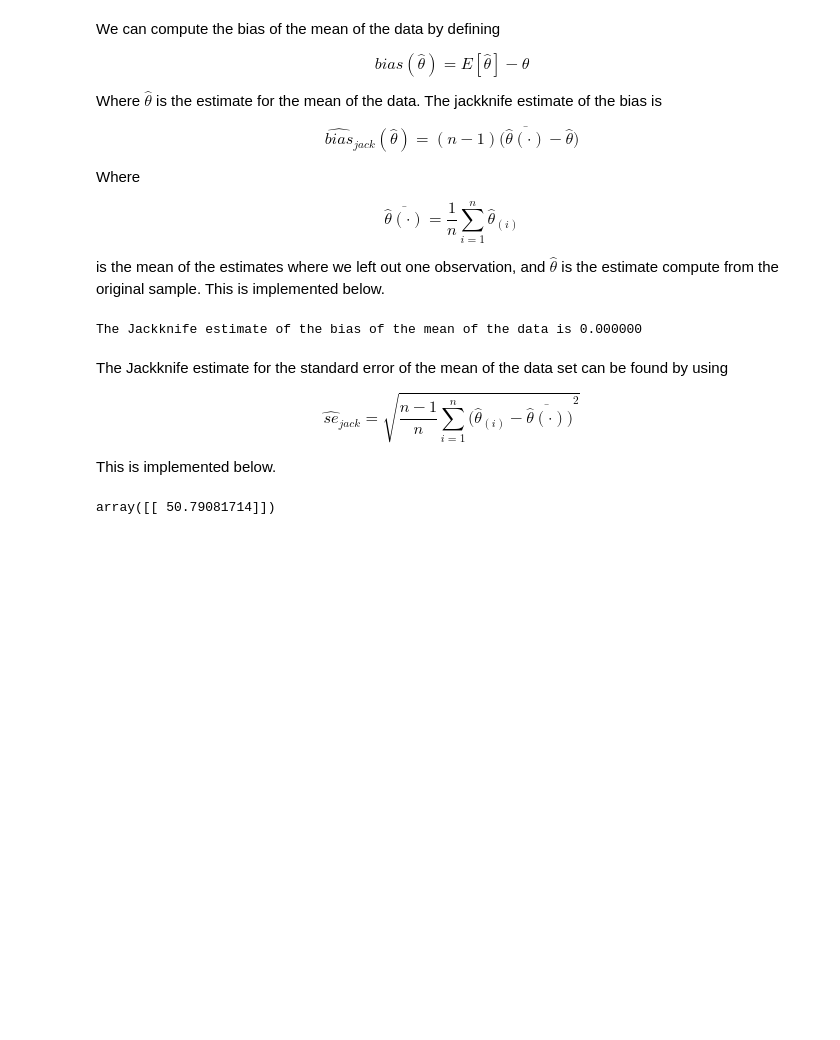
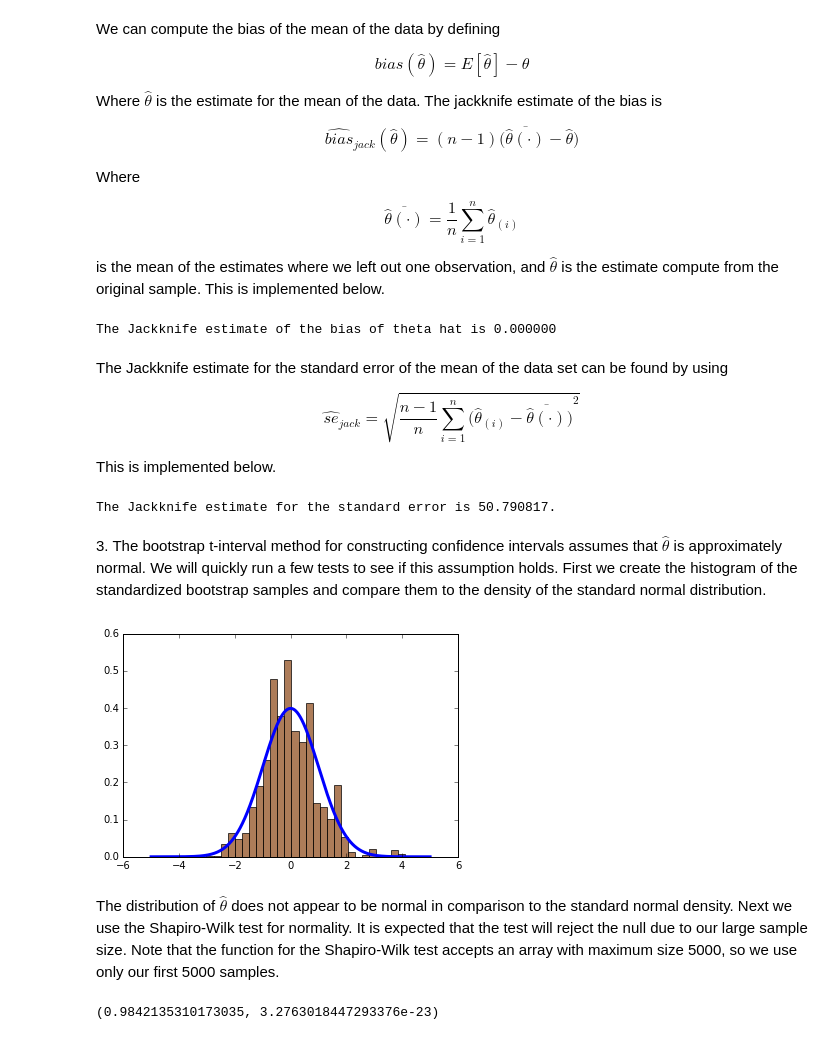
Before and after one commit to travisloebs/STA-6106, a Jupyter notebook: STA6106 Exam 2.ipynb, the cells around one changed output. Cells and saved outputs as stored; diff of their text form; code cells hidden in the pictures; blank space fills up the shorter version.

```diff
--- a/STA6106 Exam 2.ipynb
+++ b/STA6106 Exam 2.ipynb
@@ -52,7 +54,7 @@ $${\hat{\theta}}^{*(\cdot)} = \frac{1}{B} \sum_{b=1}^B {\hat{\theta}}^{* (b)}$$
 
 This is implemented below.
 # %%
-theta_mean = np.mean(sample)
+theta_mean = np.mean(boot_est)
 print("The mean of theta is %f" % theta_mean)
 boot_bias = theta_mean - np.median(data)
 print("The bootstrap estimate of the bias of our theta estimate is %f" % boot_bias)
@@ -80,6 +82,6 @@ $$A^T A = \sum_{b=1}^B {\big( \hat{\theta}^{*(b)} - \hat{\theta}^{*(\cdot)} \big
 
 as required.
 # %%
-stdError = np.sqrt(1. / (B - 1) * np.dot(np.transpose(sample - theta_mean), (sample - theta_mean)))
+stdError = np.sqrt(1. / (B - 1) * np.dot(np.transpose(boot_est - theta_mean), (boot_est - theta_mean)))
 print("The bootstrap estimate of the standard error is %f" % stdError)
 # %% [output]
@@ -123,9 +125,9 @@ $$\overline{\hat{\theta}{(\cdot)}} = \frac{1}{n} \sum_{i=1}^n \hat{\theta}_{(i)}
 is the mean of the estimates where we left out one observation, and $\hat{\theta}$ is the estimate compute from the original sample. This is implemented below.
 # %%
 jack_bias = (n - 1) * (np.mean(jack_mean) - np.mean(data))
-print("The Jackknife estimate of the bias of the mean of the data is %f" % jack_bias)
+print("The Jackknife estimate of the bias of theta hat is %f" % jack_bias)
 # %% [output]
-The Jackknife estimate of the bias of the mean of the data is 0.000000
+The Jackknife estimate of the bias of theta hat is 0.000000
 # %% [markdown]
 
 
@@ -136,6 +138,25 @@ $$\hat{se}_{jack} = \sqrt{ {\frac{n-1}{n} \sum_{i=1}^n \Big( \hat{\theta}_{(i)}
 This is implemented below.
 # %%
 se_jack = np.sqrt((n-1) / n * np.dot(np.transpose(jack_mean - np.mean(jack_mean)), (jack_mean - np.mean(jack_mean))))
-se_jack
+print("The Jackknife estimate for the standard error is %f." % se_jack)
 # %% [output]
-array([[ 50.79081714]])
+The Jackknife estimate for the standard error is 50.790817.
+# %% [markdown]
+
+
+3\. The bootstrap t-interval method for constructing confidence intervals assumes that $\hat{\theta}$ is approximately normal. We will quickly run a few tests to see if this assumption holds. First we create the histogram of the standardized bootstrap samples and compare them to the density of the standard normal distribution.
+# %%
+import matplotlib.mlab as mlab
+plt.hist(((boot_est - theta_mean) / stdError), 36, normed=True, alpha = 0.7, color='saddlebrown')
+x = np.linspace(-5, 5, 1000)
+plt.plot(x,mlab.normpdf(x, 0, 1), lw=3, color='blue')
+plt.show()
+# %% [output]
+[figure, added]
+# %% [markdown]
+The distribution of $\hat{\theta}$ does not appear to be normal in comparison to the standard normal density. Next we use the Shapiro-Wilk test for normality. It is expected that the test will reject the null due to our large sample size. Note that the function for the Shapiro-Wilk test accepts an array with maximum size 5000, so we use only our first 5000 samples.
+# %%
+import scipy.stats as ss
+ss.shapiro(boot_est[:4999])
+# %% [output]
+(0.9842135310173035, 3.2763018447293376e-23)
```
Also changed, not shown: parts of 32 cells of this notebook.
